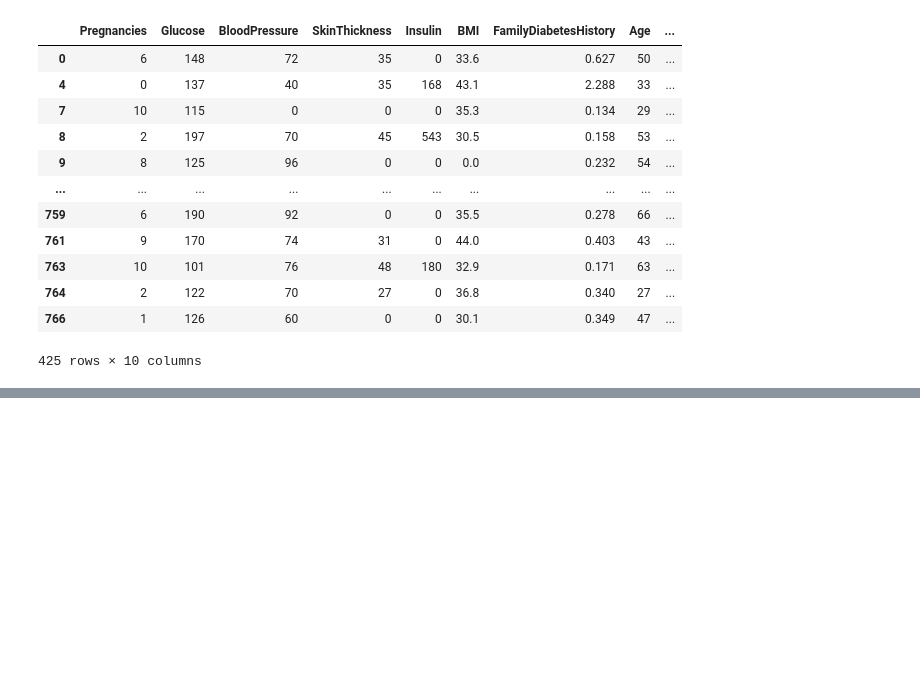
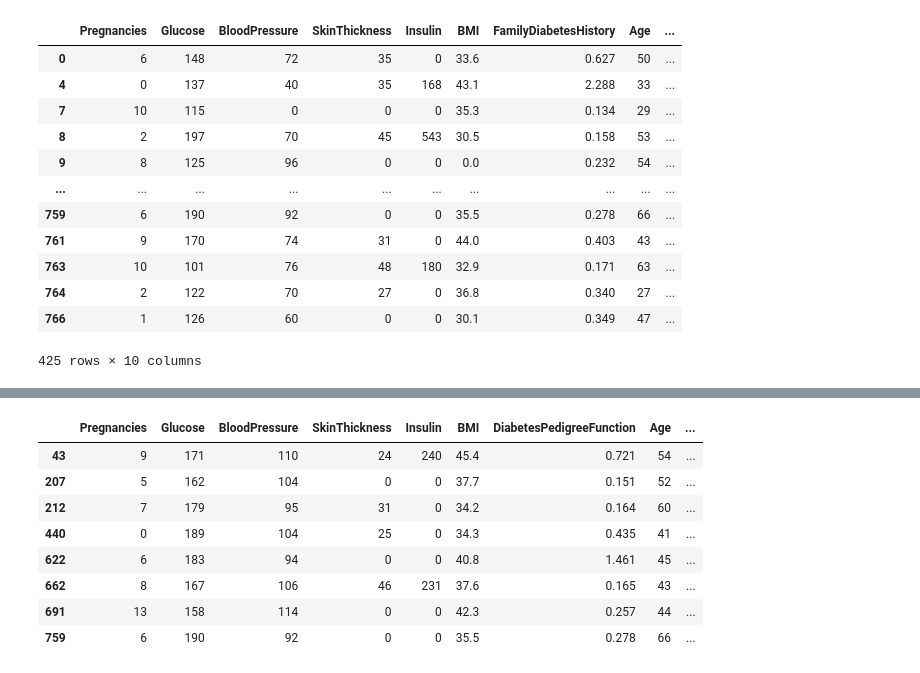
Before and after one commit to edytea/ACE-big-bio-data-class, a Jupyter notebook: Assignments/ACE_Big_Data_Class_Feb_2024_Pandas_Live_Class And Assignment.ipynb, the cells around one changed output, grey strips where cells are left out. Saved outputs shown, nothing was run; the diff lists cells and outputs as text; code cells hidden in the pictures; blank space fills up the shorter version.

```diff
--- a/Assignments/ACE_Big_Data_Class_Feb_2024_Pandas_Live_Class And Assignment.ipynb
+++ b/Assignments/ACE_Big_Data_Class_Feb_2024_Pandas_Live_Class And Assignment.ipynb
@@ -559,0 +586,21 @@ filtered_data3
+# %%
+# Identifying Specific Risk Groups: Create a filtered dataset of individuals who have 'Glucose' levels above 150, 'BloodPressure' above 90, and 'BMI' over 32. Additionally, categorize these individuals into 'High Risk' if they are over 40 years old and 'Moderate Risk' if they are 40 years old or younger.
+# Filter for individuals with 'Glucose' levels above 150, 'BloodPressure' above 90, and 'BMI' over 32
+filtered_data5 = data[
+    (data["Glucose"] > 150) & (data["BloodPressure"] > 90) & (data["BMI"] > 32)
+].copy()
+
+# Categorize individuals into 'High Risk' and 'Moderate Risk' based on age
+filtered_data5.loc[:, "Risk"] = "Moderate Risk"
+filtered_data5.loc[filtered_data5["Age"] > 40, "Risk"] = "High Risk"
+filtered_data5
+# %% [output]
+|  | Pregnancies | Glucose | BloodPressure | SkinThickness | Insulin | BMI | DiabetesPedigreeFunction | Age | ... |
+| 43 | 9 | 171 | 110 | 24 | 240 | 45.4 | 0.721 | 54 | ... |
+| 207 | 5 | 162 | 104 | 0 | 0 | 37.7 | 0.151 | 52 | ... |
+| 212 | 7 | 179 | 95 | 31 | 0 | 34.2 | 0.164 | 60 | ... |
+| 440 | 0 | 189 | 104 | 25 | 0 | 34.3 | 0.435 | 41 | ... |
+| 622 | 6 | 183 | 94 | 0 | 0 | 40.8 | 1.461 | 45 | ... |
+| 662 | 8 | 167 | 106 | 46 | 231 | 37.6 | 0.165 | 43 | ... |
+| 691 | 13 | 158 | 114 | 0 | 0 | 42.3 | 0.257 | 44 | ... |
+| 759 | 6 | 190 | 92 | 0 | 0 | 35.5 | 0.278 | 66 | ... |
```
Also changed, not shown: parts of 3 cells of this notebook.
